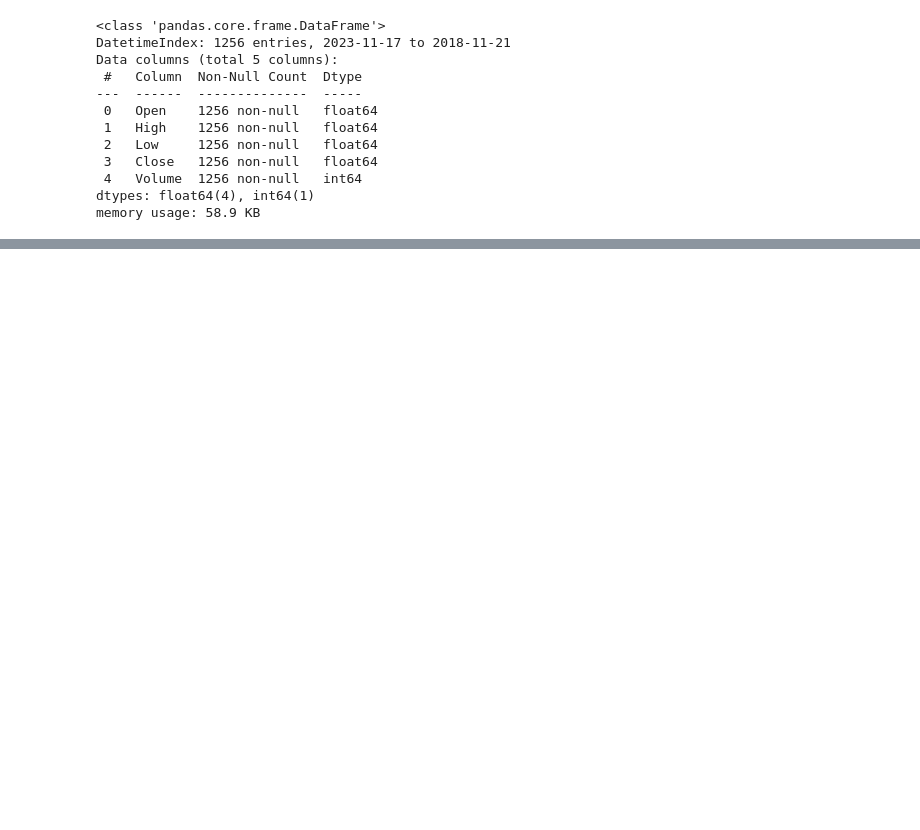
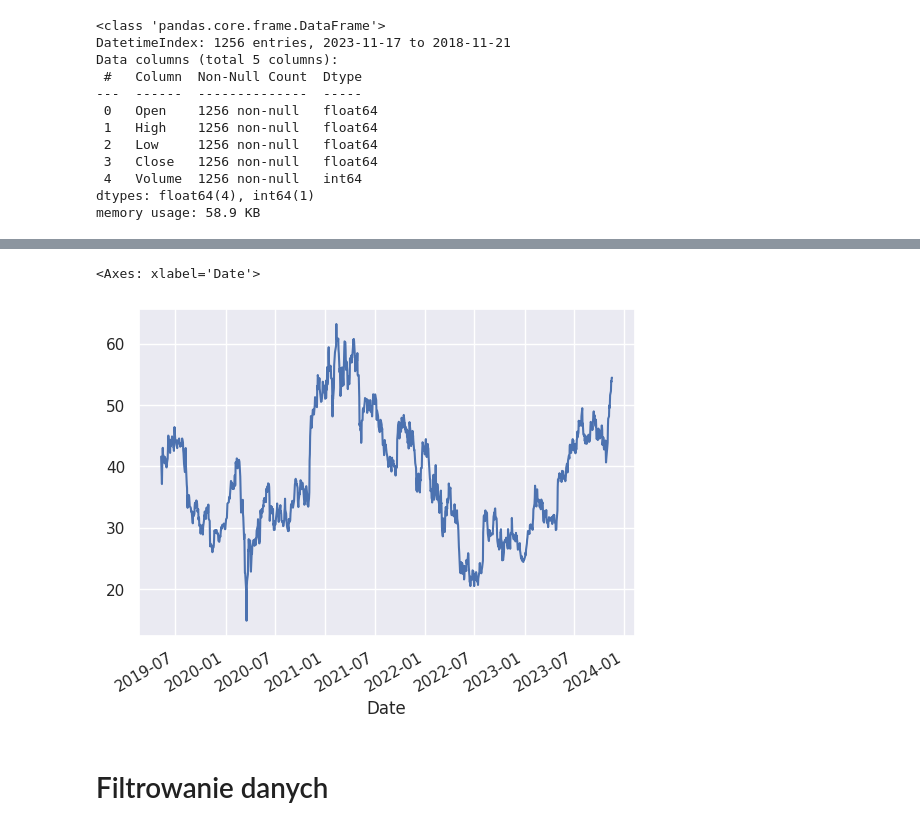
Before and after one commit to M4rcoM04/DSBootcamp, a Jupyter notebook: 02_Dane_Giełdowe_P.ipynb, the cells around one changed output, grey strips where cells are left out. Cells and saved outputs as stored; diff of their text form; code cells hidden in the pictures; blank space fills up the shorter version.

```diff
--- a/02_Dane_Giełdowe_P.ipynb
+++ b/02_Dane_Giełdowe_P.ipynb
@@ -27,0 +400,7 @@ memory usage: 58.9 KB
+# %%
+df.Close.plot()
+# %% [output]
+<Axes: xlabel='Date'>
+[figure, added]
+# %% [markdown]
+# Filtrowanie danych
```
Also changed, not shown: parts of 45 cells of this notebook.
